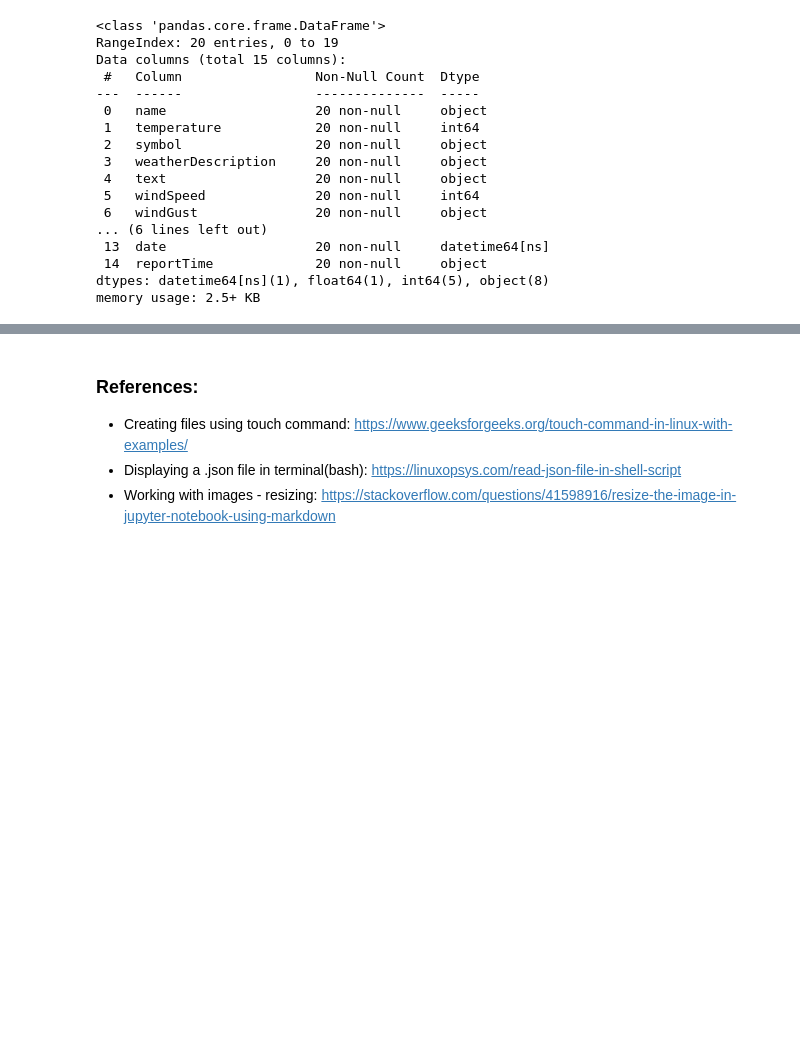
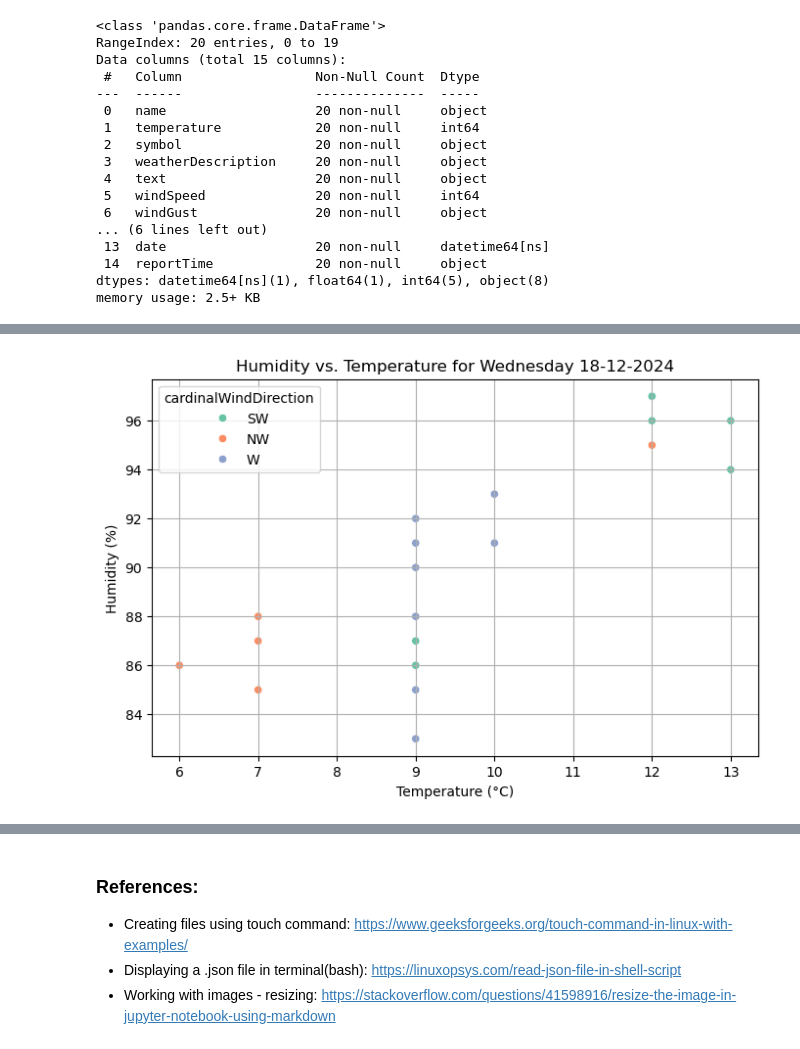
Before and after one commit to ermelinda-q/computer-infrastructure, a Jupyter notebook: weather.ipynb, the cells around one changed output, grey strips where cells are left out. Cells and saved outputs as stored; diff of their text form; code cells hidden in the pictures; blank space fills up the shorter version.

```diff
--- a/weather.ipynb
+++ b/weather.ipynb
@@ -350,0 +393,11 @@ print(df['dayName'].unique())
+# %%
+# Humidity vs Temperature (categorized by wind direction)
+plt.figure(figsize=(8, 5))
+sns.scatterplot(x='temperature', y='humidity', hue='cardinalWindDirection', data=df, palette='Set2')
+plt.title(f'Humidity vs. Temperature for {day_name} {todays_date}')
+plt.xlabel('Temperature (°C)')
+plt.ylabel('Humidity (%)')
+plt.grid()
+plt.show()
+# %% [output]
+[figure, added]
```
Also changed, not shown: parts of 15 cells of this notebook.
